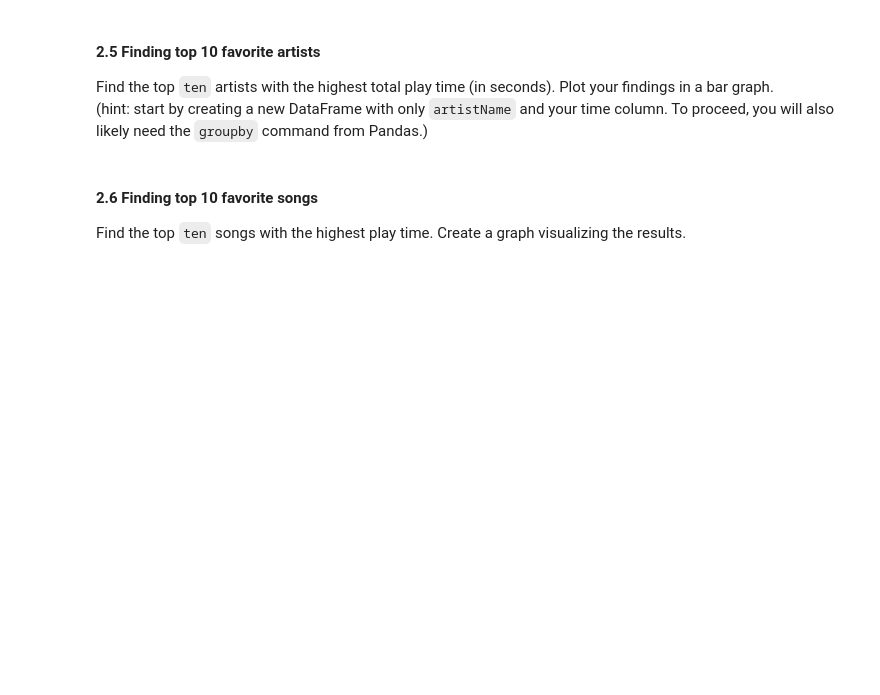
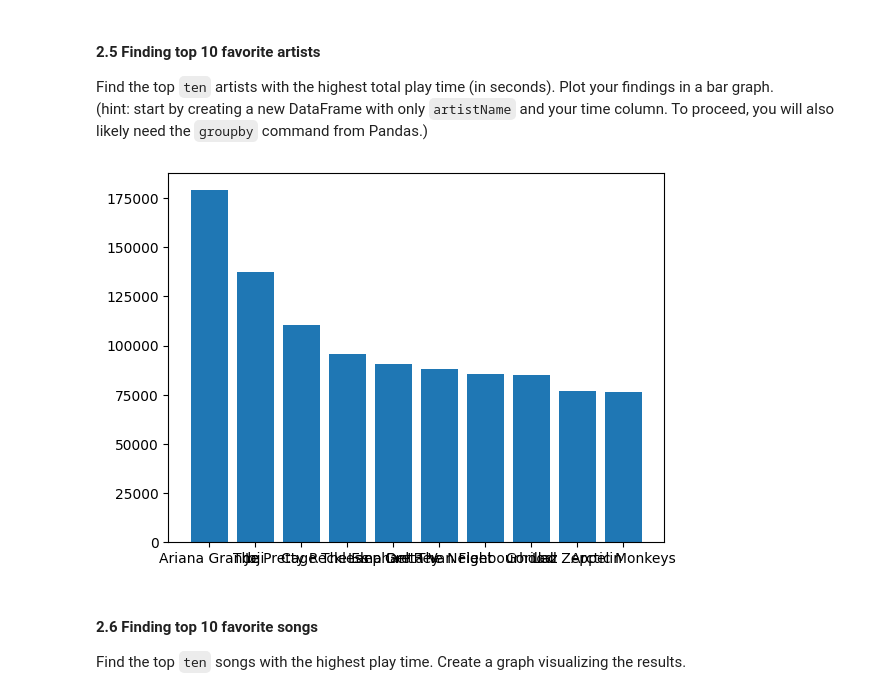
Before and after one commit to B-rage04/DAT200G4, a Jupyter notebook: CA1_assignment/assignment/CA1_spotify.ipynb, the cells around one changed output. Saved outputs shown, nothing was run; the diff lists cells and outputs as text; code cells hidden in the pictures; blank space fills up the shorter version.

```diff
--- a/CA1_assignment/assignment/CA1_spotify.ipynb
+++ b/CA1_assignment/assignment/CA1_spotify.ipynb
@@ -260,6 +264,16 @@ df
 #### 2.5 Finding top 10 favorite artists
 Find the top `ten` artists with the highest total play time (in seconds). Plot your findings in a bar graph. \
 (hint: start by creating a new DataFrame with only `artistName` and your time column. To proceed, you will also likely need the `groupby` command from Pandas.)
+# %%
+dftopartists = df[["artistName","secPlayed"]]
+dftopartists = dftopartists.groupby("artistName", as_index=False).sum()
+dftopartists = dftopartists.sort_values("secPlayed", ascending=False)
+dftopartists = dftopartists.head(10)
+
+plt.bar(x=dftopartists["artistName"], height=dftopartists["secPlayed"])
+plt.show()
+# %% [output]
+[figure, added]
 # %% [markdown]
 #### 2.6 Finding top 10 favorite songs
 Find the top `ten` songs with the highest play time. Create a graph visualizing the results.
```
Also changed, not shown: parts of 4 cells of this notebook.
